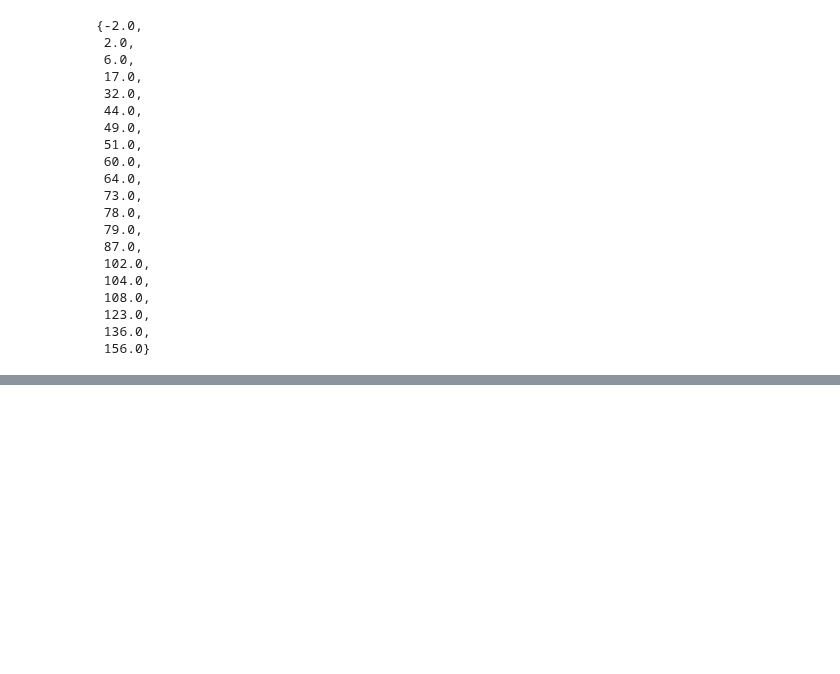
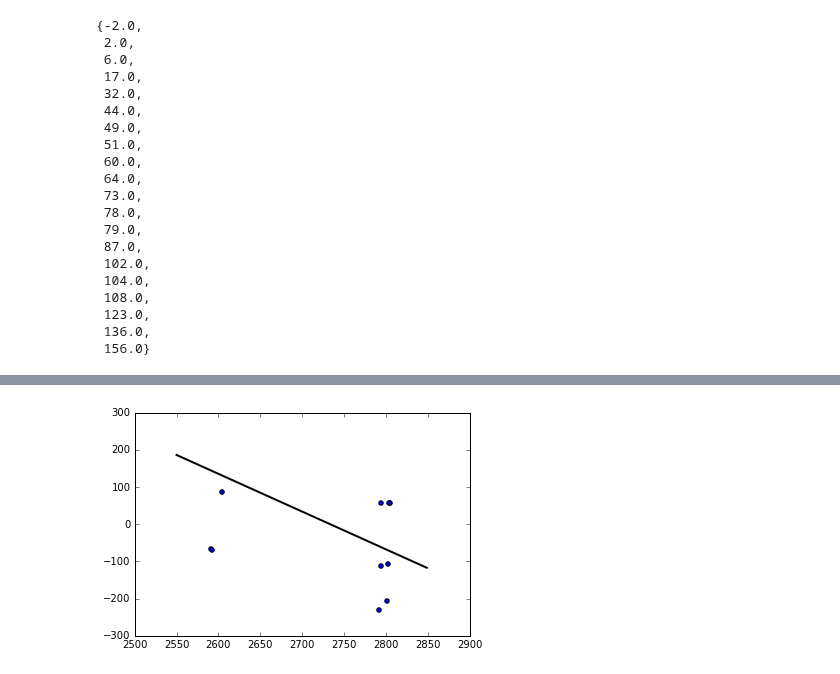
Before and after one commit to yandexdataschool/ship_tracks_recognition, a Jupyter notebook: U,V_recognition.ipynb, the cells around one changed output, grey strips where cells are left out. Cells and saved outputs as stored; diff of their text form; code cells hidden in the pictures; blank space fills up the shorter version.

```diff
--- a/U,V_recognition.ipynb
+++ b/U,V_recognition.ipynb
@@ -122,0 +136,4 @@ show(10001)
+# %%
+show(10003)
+# %% [output]
+[figure, added]
```
Also changed, not shown: parts of 5 cells of this notebook, 1 other file.
